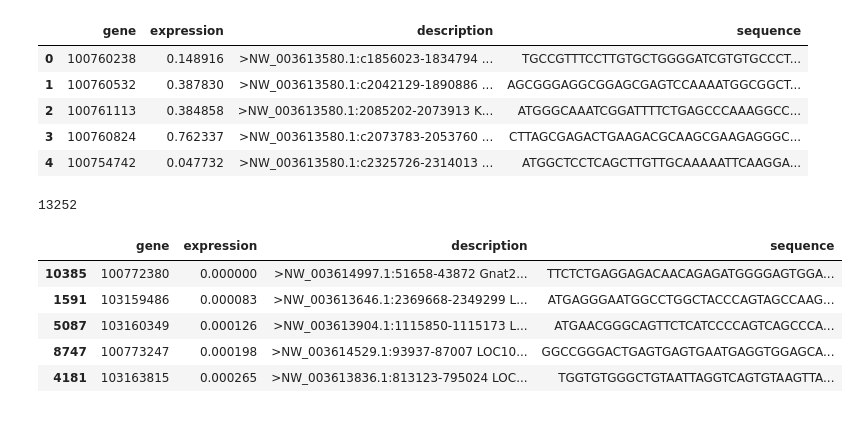
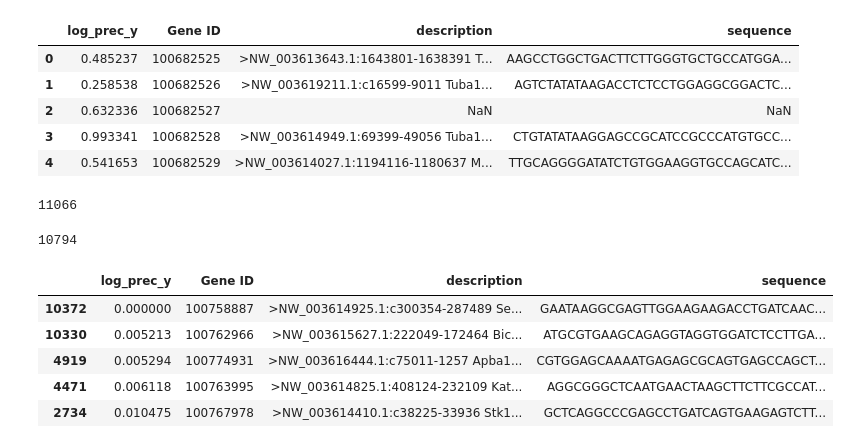
Before and after one commit to RJain12/choformer, a Jupyter notebook: expression/data/split_data.ipynb, the cells around one changed output. Drawn from its saved outputs; the diff is of its cells as text; code cells hidden in the pictures.

```diff
--- a/expression/data/split_data.ipynb
+++ b/expression/data/split_data.ipynb
@@ -4,26 +5,31 @@ from sklearn.model_selection import train_test_split
 # %%
-df = pd.read_csv("output.csv")
+df = pd.read_csv("chodata.csv")
 
 df.head()
 # %% [output]
-|  | gene | expression | description | sequence |
-| 0 | 100760238 | 0.148916 | >NW_003613580.1:c1856023-1834794 ... | TGCCGTTTCCTTGTGCTGGGGATCGTGTGCCCT... |
-| 1 | 100760532 | 0.387830 | >NW_003613580.1:c2042129-1890886 ... | AGCGGGAGGCGGAGCGAGTCCAAAATGGCGGCT... |
-| 2 | 100761113 | 0.384858 | >NW_003613580.1:2085202-2073913 K... | ATGGGCAAATCGGATTTTCTGAGCCCAAAGGCC... |
-| 3 | 100760824 | 0.762337 | >NW_003613580.1:c2073783-2053760 ... | CTTAGCGAGACTGAAGACGCAAGCGAAGAGGGC... |
-| 4 | 100754742 | 0.047732 | >NW_003613580.1:c2325726-2314013 ... | ATGGCTCCTCAGCTTGTTGCAAAAATTCAAGGA... |
+|  | log_prec_y | Gene ID | description | sequence |
+| 0 | 0.485237 | 100682525 | >NW_003613643.1:1643801-1638391 T... | AAGCCTGGCTGACTTCTTGGGTGCTGCCATGGA... |
+| 1 | 0.258538 | 100682526 | >NW_003619211.1:c16599-9011 Tuba1... | AGTCTATATAAGACCTCTCCTGGAGGCGGACTC... |
+| 2 | 0.632336 | 100682527 | NaN | NaN |
+| 3 | 0.993341 | 100682528 | >NW_003614949.1:69399-49056 Tuba1... | CTGTATATAAGGAGCCGCATCCGCCCATGTGCC... |
+| 4 | 0.541653 | 100682529 | >NW_003614027.1:1194116-1180637 M... | TTGCAGGGGATATCTGTGGAAGGTGCCAGCATC... |
 # %%
 len(df)
 # %% [output]
-13252
+11066
+# %%
+df = df.dropna()
+len(df)
+# %% [output]
+10794
 # %%
-df = df.sort_values("expression")
+df = df.sort_values("log_prec_y")
 
 df.head()
 # %% [output]
-|  | gene | expression | description | sequence |
-| 10385 | 100772380 | 0.000000 | >NW_003614997.1:51658-43872 Gnat2... | TTCTCTGAGGAGACAACAGAGATGGGGAGTGGA... |
-| 1591 | 103159486 | 0.000083 | >NW_003613646.1:2369668-2349299 L... | ATGAGGGAATGGCCTGGCTACCCAGTAGCCAAG... |
-| 5087 | 103160349 | 0.000126 | >NW_003613904.1:1115850-1115173 L... | ATGAACGGGCAGTTCTCATCCCCAGTCAGCCCA... |
-| 8747 | 100773247 | 0.000198 | >NW_003614529.1:93937-87007 LOC10... | GGCCGGGACTGAGTGAGTGAATGAGGTGGAGCA... |
-| 4181 | 103163815 | 0.000265 | >NW_003613836.1:813123-795024 LOC... | TGGTGTGGGCTGTAATTAGGTCAGTGTAAGTTA... |
+|  | log_prec_y | Gene ID | description | sequence |
+| 10372 | 0.000000 | 100758887 | >NW_003614925.1:c300354-287489 Se... | GAATAAGGCGAGTTGGAAGAAGACCTGATCAAC... |
+| 10330 | 0.005213 | 100762966 | >NW_003615627.1:222049-172464 Bic... | ATGCGTGAAGCAGAGGTAGGTGGATCTCCTTGA... |
+| 4919 | 0.005294 | 100774931 | >NW_003616444.1:c75011-1257 Apba1... | CGTGGAGCAAAATGAGAGCGCAGTGAGCCAGCT... |
+| 4471 | 0.006118 | 100763995 | >NW_003614825.1:408124-232109 Kat... | AGGCGGGCTCAATGAACTAAGCTTCTTCGCCAT... |
+| 2734 | 0.010475 | 100767978 | >NW_003614410.1:c38225-33936 Stk1... | GCTCAGGCCCGAGCCTGATCAGTGAAGAGTCTT... |
```
Also changed, not shown: parts of 41 cells of this notebook, 32 other files.
